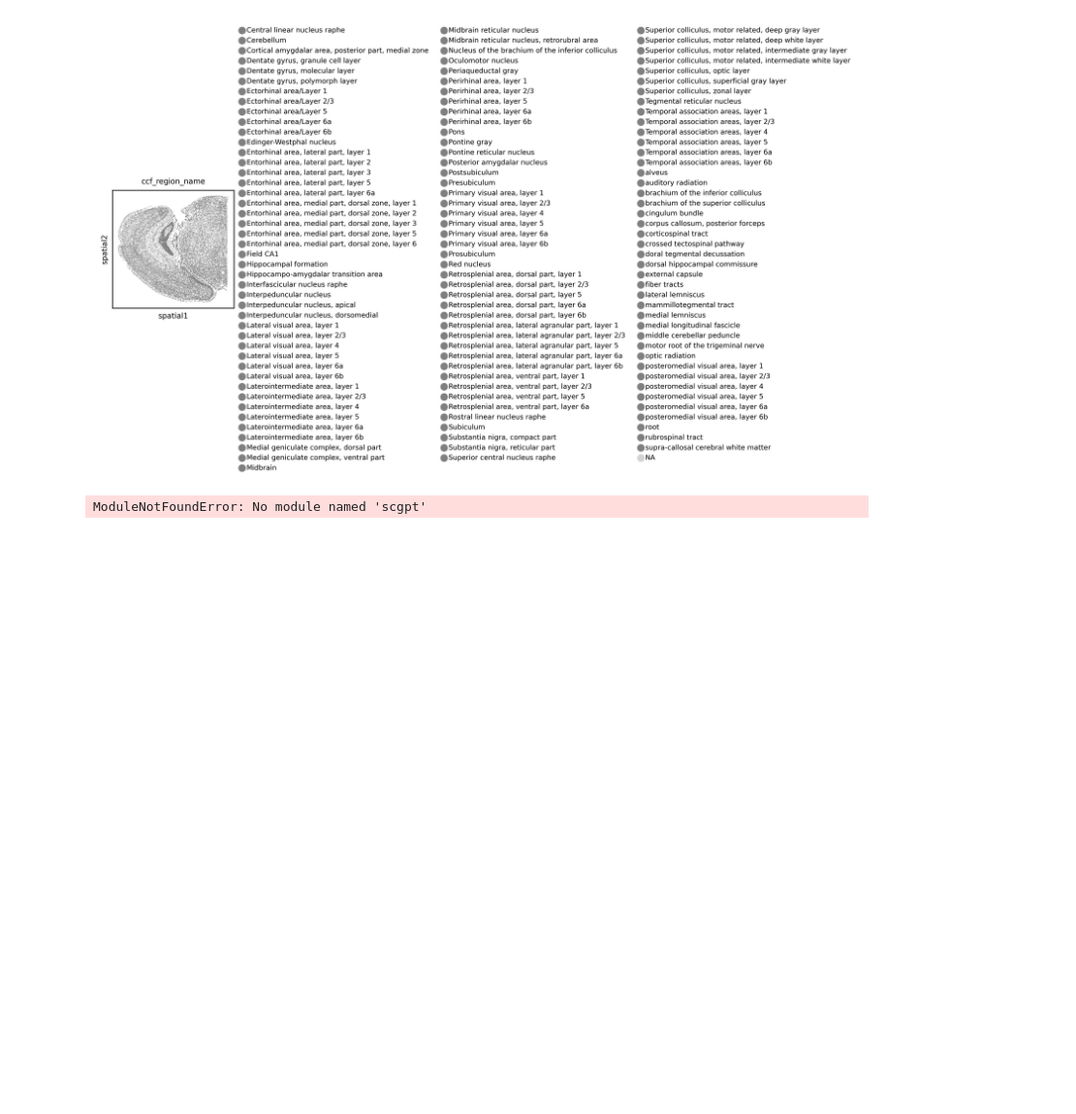
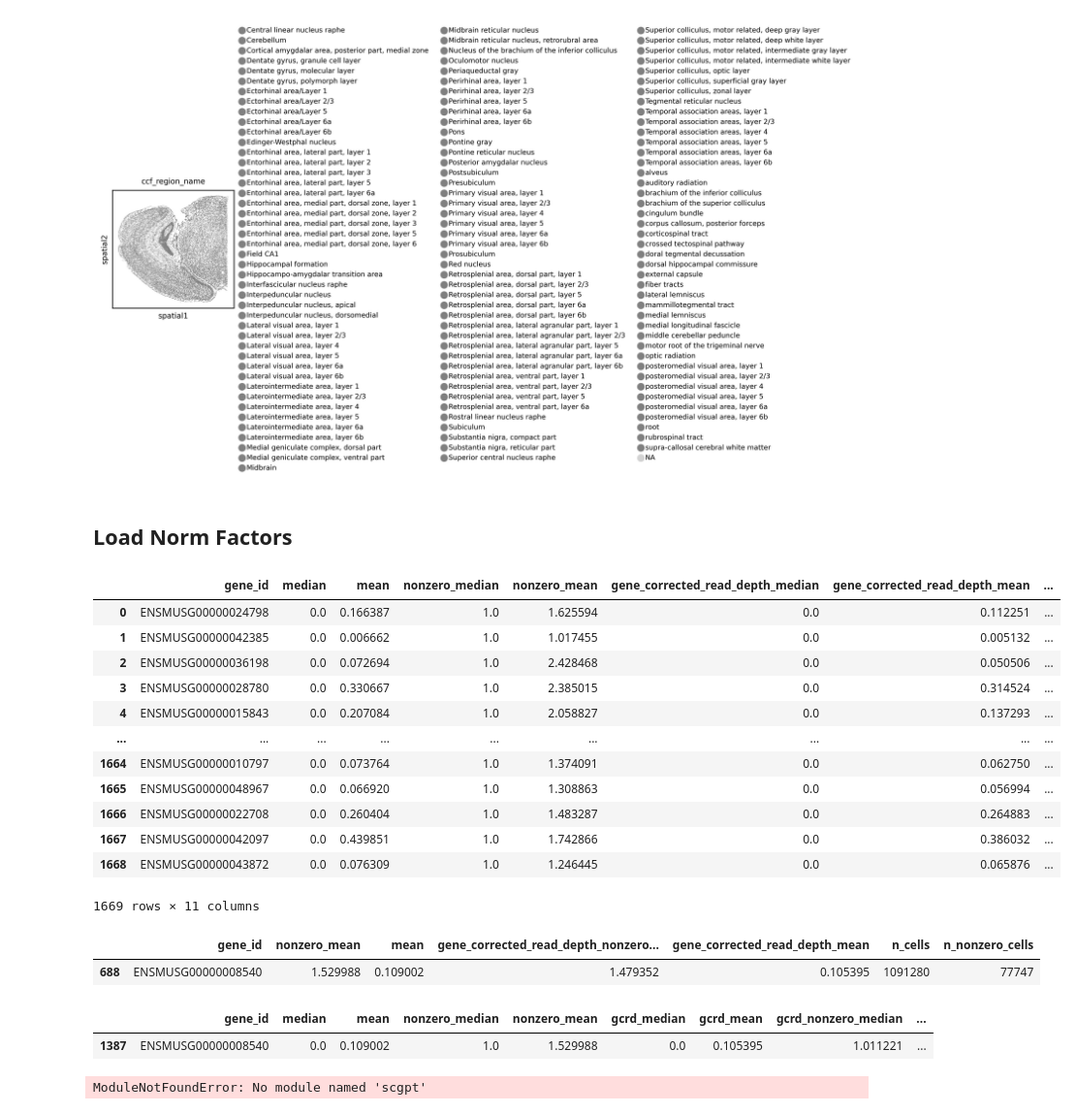
Before and after one commit to sebastianbirk/stjepa-reproducibility, a Jupyter notebook: analysis/testing.ipynb, the cells around one changed output. Shown at 97% size. Cells and saved outputs as stored; diff of their text form; code cells hidden in the pictures; blank space fills up the shorter version.

Commit message:
Continue work on data prep, most notably fix compute norm factors script

```diff
--- a/analysis/testing.ipynb
+++ b/analysis/testing.ipynb
@@ -150,3 +132,5 @@ AnnData object with n_obs × n_vars = 43775 × 1085
     obsm: 'X_CCF', 'X_umap', 'spatial'
 WARNING: saving figure to file /nfs/team361/sb75/sttokbench/results/figures/show_batch100_ccf_region_name.svg
 [figure]
+# %% [markdown]
+## Load Norm Factors
@@ -152,0 +139,23 @@ WARNING: saving figure to file /nfs/team361/sb75/sttokbench/results/figures/show
+# %%
+norm_factors_1 = pd.read_csv('/nfs/team361/sb75/sttokbench/artifacts/data/mst_corpus_10m/mst_corpus_10m_norm_factors.csv')
+# %%
+norm_factors_1
+# %% [output]
+|  | gene_id | median | mean | nonzero_median | nonzero_mean | gene_corrected_read_depth_median | gene_corrected_read_depth_mean | ... |
+| 0 | ENSMUSG00000024798 | 0.0 | 0.166387 | 1.0 | 1.625594 | 0.0 | 0.112251 | ... |
+| 1 | ENSMUSG00000042385 | 0.0 | 0.006662 | 1.0 | 1.017455 | 0.0 | 0.005132 | ... |
+| 2 | ENSMUSG00000036198 | 0.0 | 0.072694 | 1.0 | 2.428468 | 0.0 | 0.050506 | ... |
+| 3 | ENSMUSG00000028780 | 0.0 | 0.330667 | 1.0 | 2.385015 | 0.0 | 0.314524 | ... |
+| 4 | ENSMUSG00000015843 | 0.0 | 0.207084 | 1.0 | 2.058827 | 0.0 | 0.137293 | ... |
+| ... | ... | ... | ... | ... | ... | ... | ... | ... |
+| 1664 | ENSMUSG00000010797 | 0.0 | 0.073764 | 1.0 | 1.374091 | 0.0 | 0.062750 | ... |
+| 1665 | ENSMUSG00000048967 | 0.0 | 0.066920 | 1.0 | 1.308863 | 0.0 | 0.056994 | ... |
+| 1666 | ENSMUSG00000022708 | 0.0 | 0.260404 | 1.0 | 1.483287 | 0.0 | 0.264883 | ... |
+| 1667 | ENSMUSG00000042097 | 0.0 | 0.439851 | 1.0 | 1.742866 | 0.0 | 0.386032 | ... |
+| 1668 | ENSMUSG00000043872 | 0.0 | 0.076309 | 1.0 | 1.246445 | 0.0 | 0.065876 | ... |
+1669 rows × 11 columns
+# %%
+norm_factors_1[norm_factors_1['gene_id'] == 'ENSMUSG00000008540']
+# %% [output]
+|  | gene_id | nonzero_mean | mean | gene_corrected_read_depth_nonzero... | gene_corrected_read_depth_mean | n_cells | n_nonzero_cells |
+| 688 | ENSMUSG00000008540 | 1.529988 | 0.109002 | 1.479352 | 0.105395 | 1091280 | 77747 |
@@ -153,3 +164,8 @@ WARNING: saving figure to file /nfs/team361/sb75/sttokbench/results/figures/show
+# %%
+norm_factors_2[norm_factors_2['gene_id'] == 'ENSMUSG00000008540']
+# %% [output]
+|  | gene_id | median | mean | nonzero_median | nonzero_mean | gcrd_median | gcrd_mean | gcrd_nonzero_median | ... |
+| 1387 | ENSMUSG00000008540 | 0.0 | 0.109002 | 1.0 | 1.529988 | 0.0 | 0.105395 | 1.011221 | ... |
 # %%
 %load_ext autoreload
 %autoreload 2
```
Also changed, not shown: parts of 3 cells of this notebook, 10 other files.
